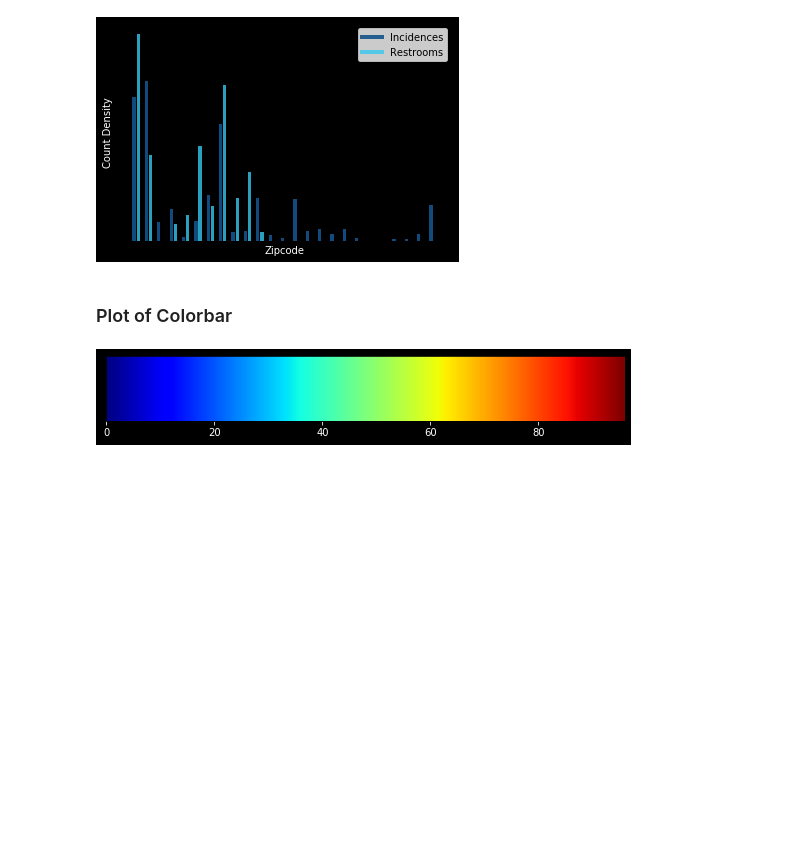
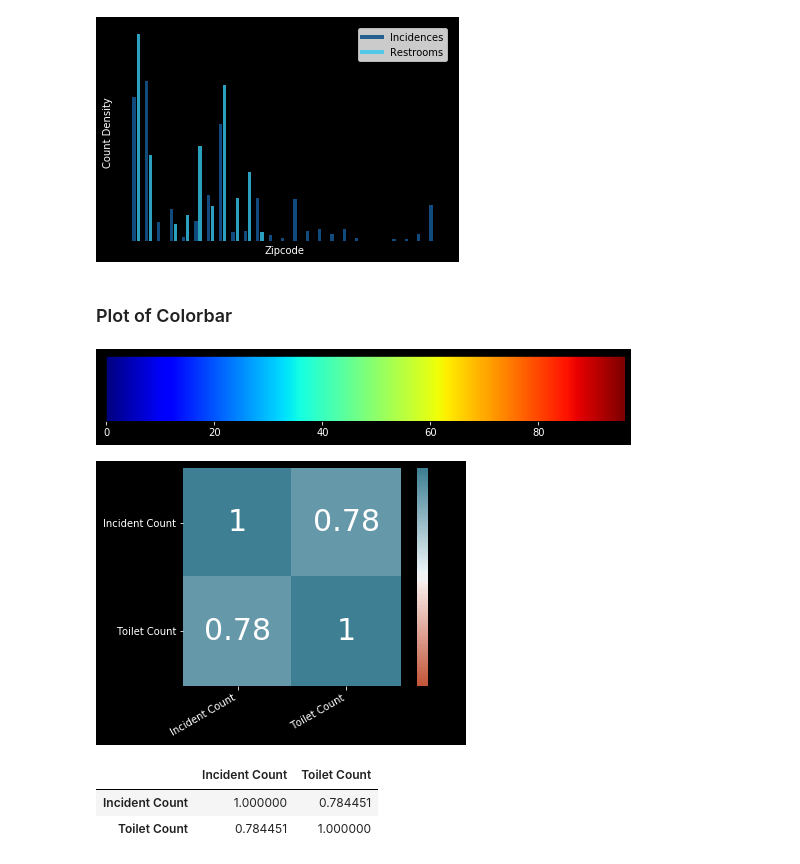
Before and after one commit to tanishjain/143HomelessTracker, a Jupyter notebook: Analysis.ipynb, the cells around one changed output. Cells and saved outputs as stored; diff of their text form; code cells hidden in the pictures; blank space fills up the shorter version.

```diff
--- a/Analysis.ipynb
+++ b/Analysis.ipynb
@@ -19,0 +23,27 @@ create_colorbar(df_toilets, False)
+# %%
+#Load the datasets
+project_data = pd.read_csv('Full Dataset.csv')
+toilet_data = pd.read_csv('public_restrooms_sf.csv')
+crime_data = pd.read_csv('Police Dataset2.csv')
+# %%
+homeless_reports = project_data.groupby('Zip')['Latitude'].count().to_frame()
+toilet_data = toilet_data.groupby('zip')['location'].count().to_frame()
+
+num_toilets = []
+
+for zipcode in list(homeless_reports.index):
+    try:
+        num_toilets.append(toilet_data.loc[int(zipcode)][0])
+    except:
+        num_toilets.append(0)
+
+homeless_reports = homeless_reports.rename(columns={'Latitude':'Incident Count'})
+homeless_reports.insert(len(homeless_reports.columns), "Toilet Count", num_toilets, True)
+
+#Create correlation matrix for each variable (occurence by zip code)
+create_corr_mat(homeless_reports)
+# %% [output]
+[figure, added]
+|  | Incident Count | Toilet Count |
+| Incident Count | 1.000000 | 0.784451 |
+| Toilet Count | 0.784451 | 1.000000 |
```
Also changed, not shown: parts of 5 cells of this notebook.
